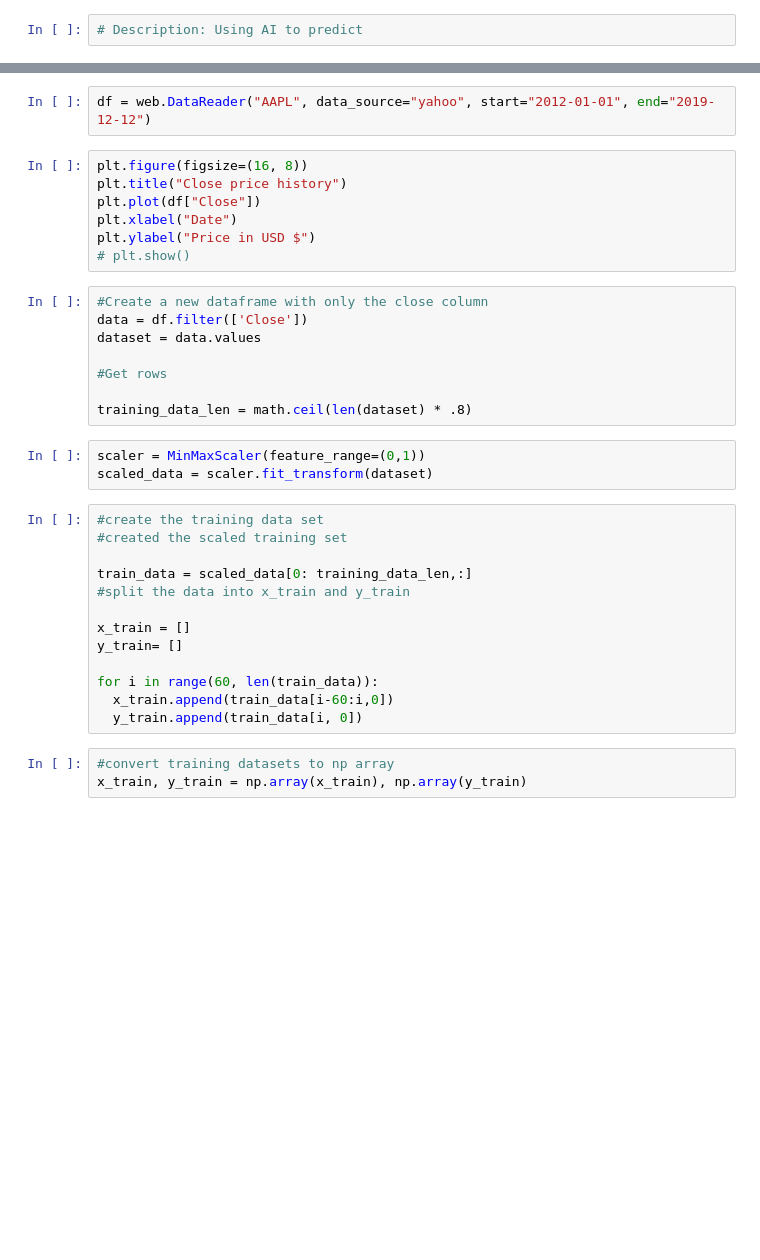
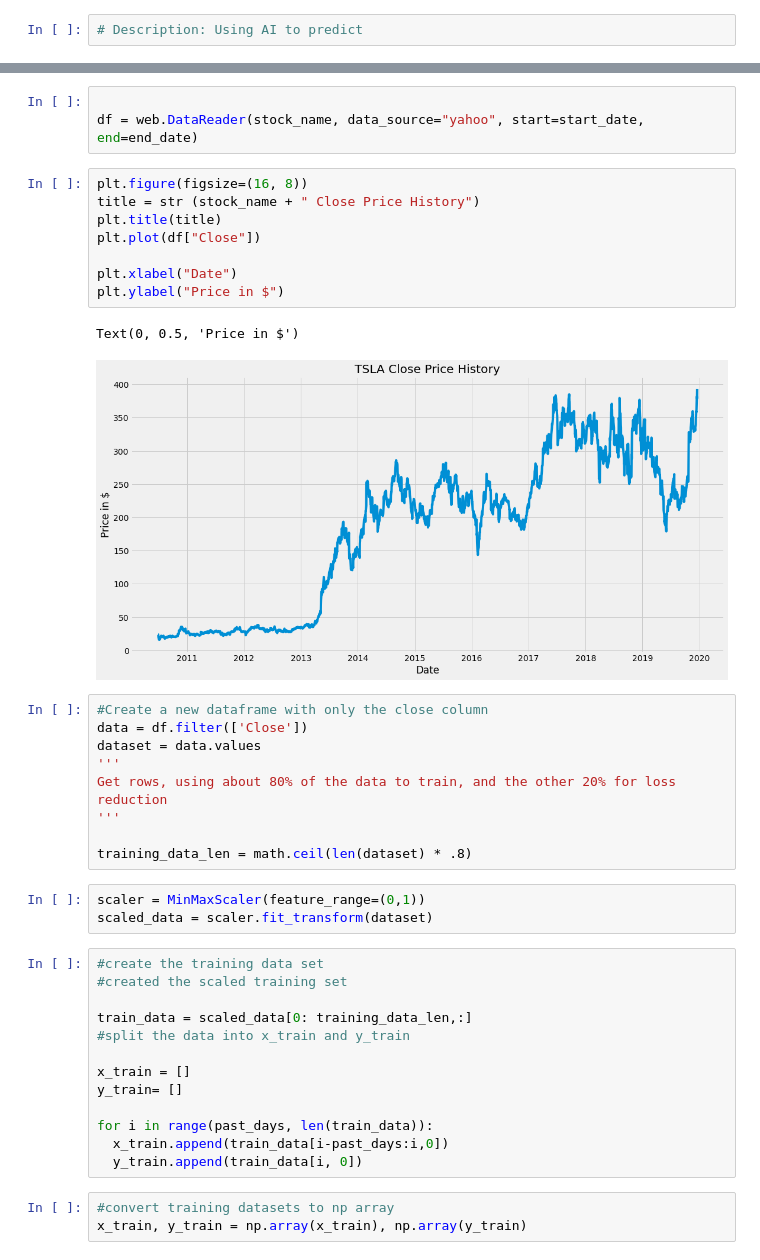
Before and after one commit to EricMarcantonio/Stock-Market-Prediction, a Jupyter notebook: StockMarketPrediction.ipynb, the cells around one changed output, grey strips where cells are left out. Saved outputs shown, nothing was run; the diff lists cells and outputs as text; blank space fills up the shorter version.

```diff
--- a/StockMarketPrediction.ipynb
+++ b/StockMarketPrediction.ipynb
@@ -14,18 +27,25 @@ plt.style.use("fivethirtyeight")
 # %%
-df = web.DataReader("AAPL", data_source="yahoo", start="2012-01-01", end="2019-12-12")
+
+df = web.DataReader(stock_name, data_source="yahoo", start=start_date, end=end_date)
 # %%
 plt.figure(figsize=(16, 8))
-plt.title("Close price history")
+title = str (stock_name + " Close Price History")
+plt.title(title)
 plt.plot(df["Close"])
+
 plt.xlabel("Date")
-plt.ylabel("Price in USD $")
-# plt.show()
+plt.ylabel("Price in $")
+# %% [output]
+Text(0, 0.5, 'Price in $')
+[figure, added]
 # %%
 #Create a new dataframe with only the close column
 data = df.filter(['Close'])
 dataset = data.values
-
-#Get rows
+'''
+Get rows, using about 80% of the data to train, and the other 20% for loss
+reduction
+'''
 
 training_data_len = math.ceil(len(dataset) * .8)
 # %%
@@ -41,8 +61,8 @@ train_data = scaled_data[0: training_data_len,:]
 x_train = []
 y_train= []
 
-for i in range(60, len(train_data)):
-  x_train.append(train_data[i-60:i,0])
+for i in range(past_days, len(train_data)):
+  x_train.append(train_data[i-past_days:i,0])
   y_train.append(train_data[i, 0])
 # %%
 #convert training datasets to np array
```
Also changed, not shown: parts of 8 cells of this notebook.
